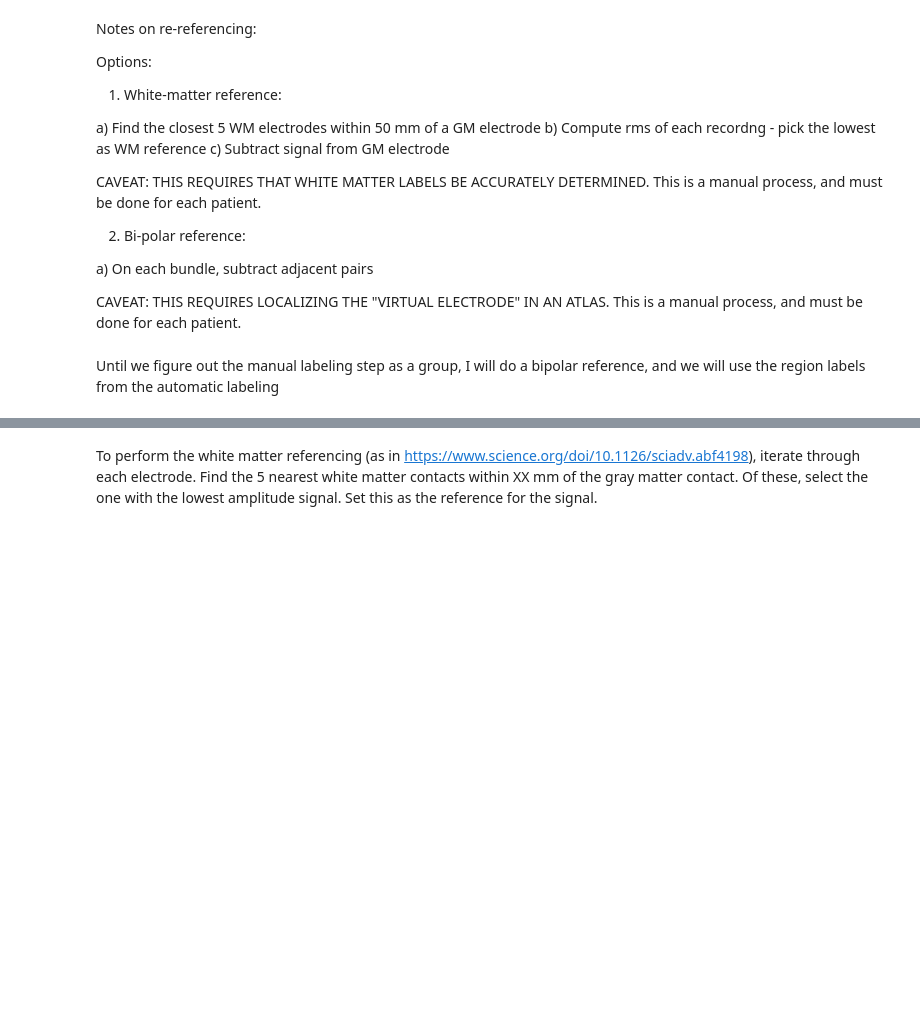
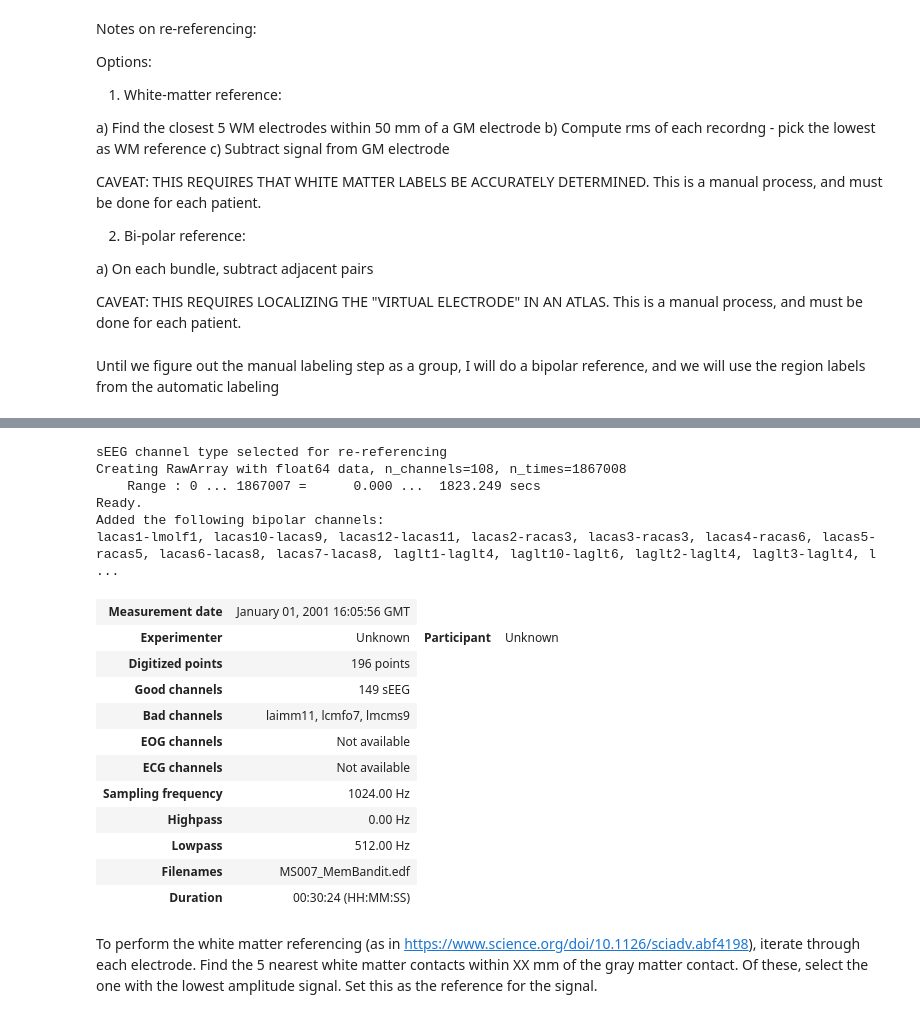
Before and after one commit to seqasim/LFPAnalysis, a Jupyter notebook: scripts/MS007_processing_LFP.ipynb, the cells around one changed output, grey strips where cells are left out. Saved outputs shown, nothing was run; the diff lists cells and outputs as text; code cells hidden in the pictures; blank space fills up the shorter version.

```diff
--- a/scripts/MS007_processing_LFP.ipynb
+++ b/scripts/MS007_processing_LFP.ipynb
@@ -912,39 +897,0 @@ for ind, data in loc_data['label'].str.lower().items():
-# %%
-# get the white matter electrodes and make sure they are note in the bad channel list
-if 'Manual Examination' in loc_data.keys():
-    wm_elec_ix = [ind for ind, data in loc_data['Manual Examination'].str.lower().items() if data=='wm' and loc_data['label'][ind] not in bad_channels]
-    oob_elec_ix = [ind for ind, data in loc_data['Manual Examination'].str.lower().items() if data=='oob']
-else: # this means we haven't doublechecked the electrode locations manually but trust the automatic locations
-    wm_elec_ix = [ind for ind, data in loc_data['gm'].str.lower().items() if data=='white' and loc_data['label'][ind] not in bad_channels]
-    oob_elec_ix = [ind for ind, data in loc_data['gm'].str.lower().items() if data=='unknown']
-
-# Make sure we don't include any microelectrodes here
-all_ix = loc_data.index.values
-gm_elec_ix = [x for x in all_ix if x not in wm_elec_ix and x not in oob_elec_ix]
-# Make sure we don't include any microelectrodes here
-gm_elec_ix = np.array([x for x in gm_elec_ix if loc_data['label'][x][0]!='u'])
-wm_elec_ix = np.array(wm_elec_ix)
-
-cathode_list = []
-anode_list = []
-# reference is anode - cathode, so here wm is cathode
-
-# NOTE: This loop is SLOW AF: is there a way to vectorize this for speed?
-for elec_ix in gm_elec_ix:
-    # get the electrode location
-    elec_loc = loc_data.loc[elec_ix, ['x', 'y', 'z']].values.astype(float)
-    # compute the distance to all wm electrodes
-    wm_elec_dist = np.linalg.norm(loc_data.loc[wm_elec_ix, ['x', 'y', 'z']].values - elec_loc, axis=1)
-    # get the 3 closest wm electrodes
-    wm_elec_ix_closest = wm_elec_ix[np.argsort(wm_elec_dist)[:3]]
-    # get the amplitude of the 3 closest wm electrodes
-    wm_data = mne_data.copy().pick_channels(loc_data.loc[wm_elec_ix_closest, 'label'].str.lower().tolist())._data
-    wm_elec_amp = wm_data.mean(axis=1)
-    # get the index of the lowest amplitude electrode
-    wm_elec_ix_lowest = wm_elec_ix_closest[np.argmin(wm_elec_amp)]
-    # get the name of the lowest amplitude electrode
-    wm_elec_name = loc_data.loc[wm_elec_ix_lowest, 'label'].lower()
-    # get the electrode name
-    elec_name = loc_data.loc[elec_ix, 'label'].lower()
-    anode_list.append(elec_name)
-    cathode_list.append(wm_elec_name)
@@ -955,3 +898,27 @@ anode_list
+# %%
+mne.set_bipolar_reference(MS007_data,
+                          anode=anode_list,
+                          cathode=cathode_list,
+                          copy=False)
+# %% [output]
+sEEG channel type selected for re-referencing
+Creating RawArray with float64 data, n_channels=108, n_times=1867008
+    Range : 0 ... 1867007 =      0.000 ...  1823.249 secs
+Ready.
+Added the following bipolar channels:
+lacas1-lmolf1, lacas10-lacas9, lacas12-lacas11, lacas2-racas3, lacas3-racas3, lacas4-racas6, lacas5-racas5, lacas6-lacas8, lacas7-lacas8, laglt1-laglt4, laglt10-laglt6, laglt2-laglt4, laglt3-laglt4, l ...
+| Measurement date | January 01, 2001 16:05:56 GMT |
+| Experimenter | Unknown | Participant | Unknown |
+| Digitized points | 196 points |
+| Good channels | 149 sEEG |
+| Bad channels | laimm11, lcmfo7, lmcms9 |
+| EOG channels | Not available |
+| ECG channels | Not available |
+| Sampling frequency | 1024.00 Hz |
+| Highpass | 0.00 Hz |
+| Lowpass | 512.00 Hz |
+| Filenames | MS007_MemBandit.edf |
+| Duration | 00:30:24 (HH:MM:SS) |
 # %%
 import re
 
```
Also changed, not shown: parts of 8 cells of this notebook.
